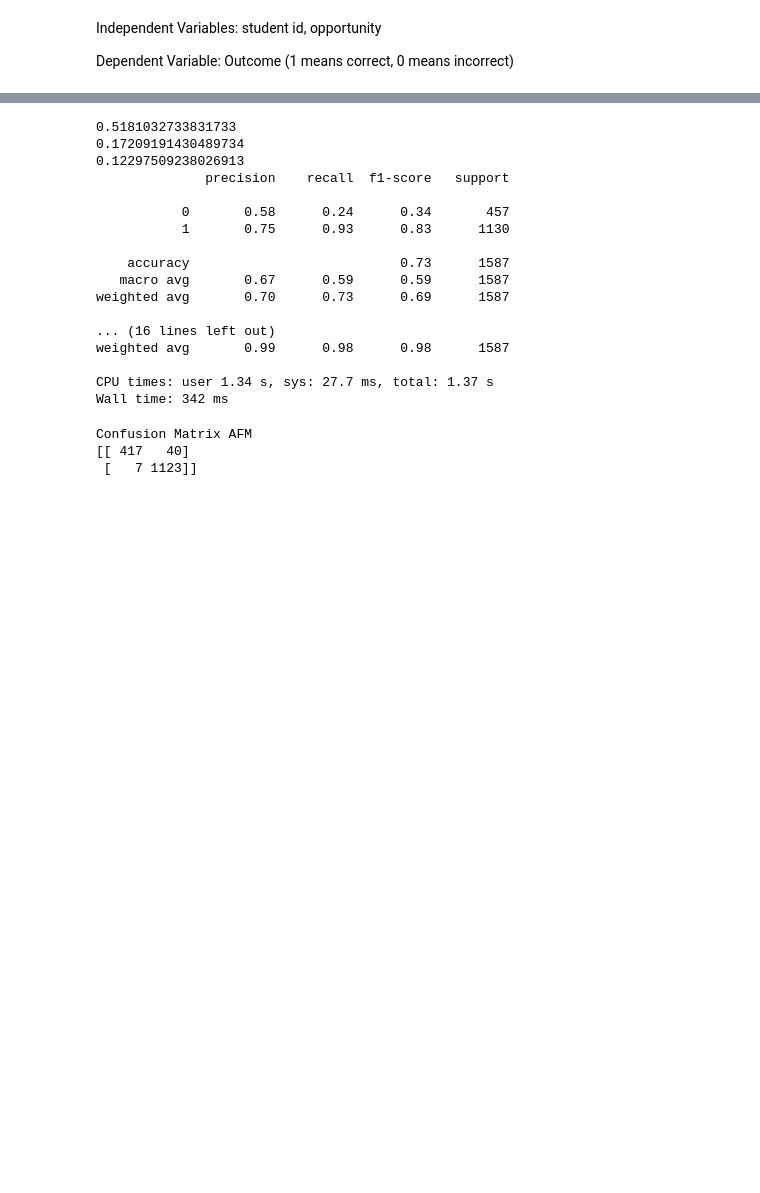
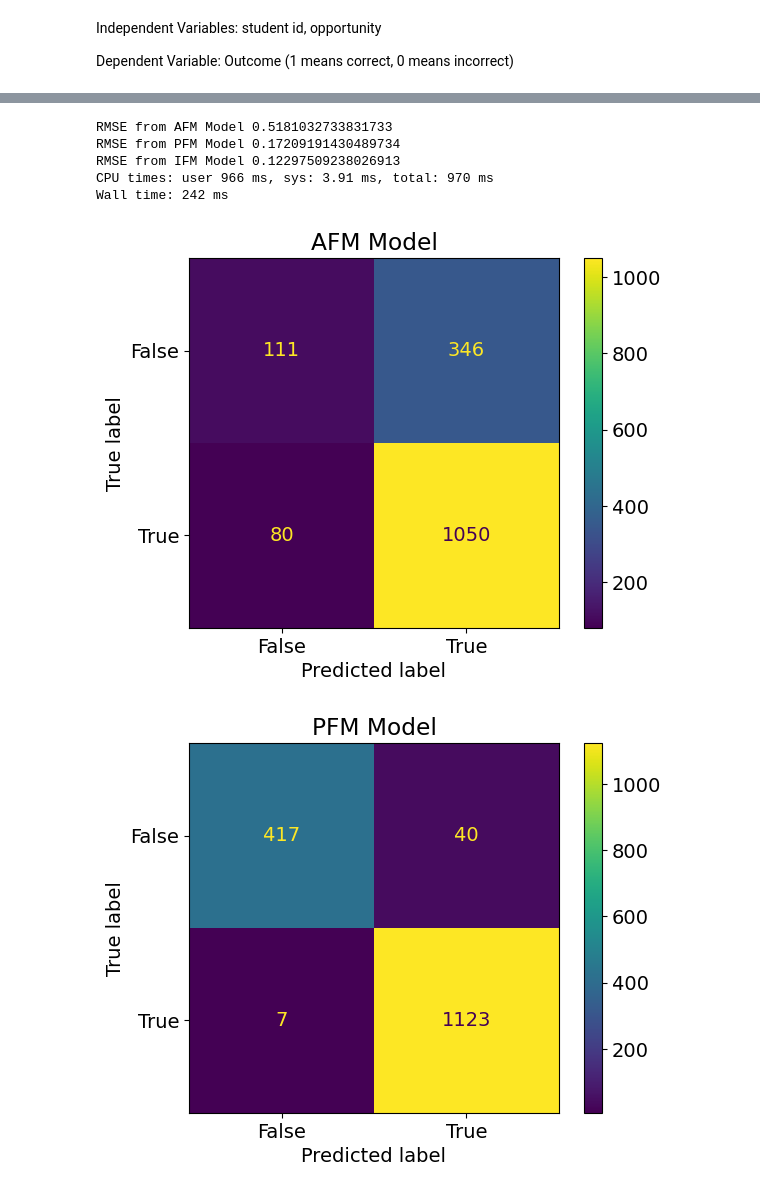
Before and after one commit to sixonenines/student-model-dashboard, a Jupyter notebook: studentmodels.ipynb, the cells around one changed output, grey strips where cells are left out. Cells and saved outputs as stored; diff of their text form; code cells hidden in the pictures; blank space fills up the shorter version.

```diff
--- a/studentmodels.ipynb
+++ b/studentmodels.ipynb
@@ -179,17 +179,14 @@ afmError=np.sqrt(np.mean((yAFM_test-y_AFMpred)**2))
 pfmError=np.sqrt(np.mean((yPFM_test-y_PFMpred)**2))
 ifmError=np.sqrt(np.mean((yIFM_test-y_IFMpred)**2))
 
-print(afmError)
-print(pfmError)
-print(ifmError)
-
-#Need ot add headers
-print(classification_report(yAFM_test,y_AFMpred))
-print(classification_report(yPFM_test,y_PFMpred))
-print(classification_report(yIFM_test,y_IFMpred))
+print("RMSE from AFM Model",afmError)
+print("RMSE from PFM Model",pfmError)
+print("RMSE from IFM Model",ifmError)
 
 
-
+#print(classification_report(yAFM_test,y_AFMpred))
+#print(classification_report(yPFM_test,y_PFMpred))
+#print(classification_report(yIFM_test,y_IFMpred))
 
 
 
@@ -197,42 +194,43 @@ print(classification_report(yIFM_test,y_IFMpred))
 #print(precision_score(y_test, y_pred, average="macro"))
 #print(recall_score(y_test, y_pred, average="macro"))
 # %% [output]
-0.5181032733831733
-0.17209191430489734
-0.12297509238026913
-              precision    recall  f1-score   support
-
-           0       0.58      0.24      0.34       457
-           1       0.75      0.93      0.83      1130
-
-    accuracy                           0.73      1587
-   macro avg       0.67      0.59      0.59      1587
-weighted avg       0.70      0.73      0.69      1587
-
-... (16 lines left out)
-weighted avg       0.99      0.98      0.98      1587
-
-CPU times: user 1.34 s, sys: 27.7 ms, total: 1.37 s
-Wall time: 342 ms
+RMSE from AFM Model 0.5181032733831733
+RMSE from PFM Model 0.17209191430489734
+RMSE from IFM Model 0.12297509238026913
+CPU times: user 966 ms, sys: 3.91 ms, total: 970 ms
+Wall time: 242 ms
 # %%
 
 
 #print("Confusion Matrix AFM")
 #print(confusion_matrix(yAFM_test, y_AFMpred))
 #print("Confusion Matrix AFM")
 #print(confusion_matrix(yAFM_test, y_AFMpred))
 
 #confusion_matrix(yPFM_test, y_PFMpred)
 #confusion_matrix(yIFM_test, y_IFMpred)
 afmmatrix=confusion_matrix(yAFM_test, y_AFMpred)
 pfmmatrix=confusion_matrix(yPFM_test, y_PFMpred)
 ifmmatrix=confusion_matrix(yIFM_test, y_IFMpred)
 
 
 
-print("Confusion Matrix AFM")
-print(afmmatrix)
+
+
+cm_display = ConfusionMatrixDisplay(confusion_matrix = afmmatrix, display_labels = [False, True])
+cm_display.plot()
+plt.title("AFM Model")
+
+
+cm_display = ConfusionMatrixDisplay(confusion_matrix = pfmmatrix, display_labels = [False, True])
+cm_display.plot()
+plt.title("PFM Model")
+
+
+cm_display = ConfusionMatrixDisplay(confusion_matrix = ifmmatrix, display_labels = [False, True])
+cm_display.plot()
+plt.title("IFM Model")
+plt.show()
 # %% [output]
-Confusion Matrix AFM
-[[ 417   40]
- [   7 1123]]
+[figure, added]
+[figure, added]
```
Also changed, not shown: parts of 9 cells of this notebook, 1 other file.
